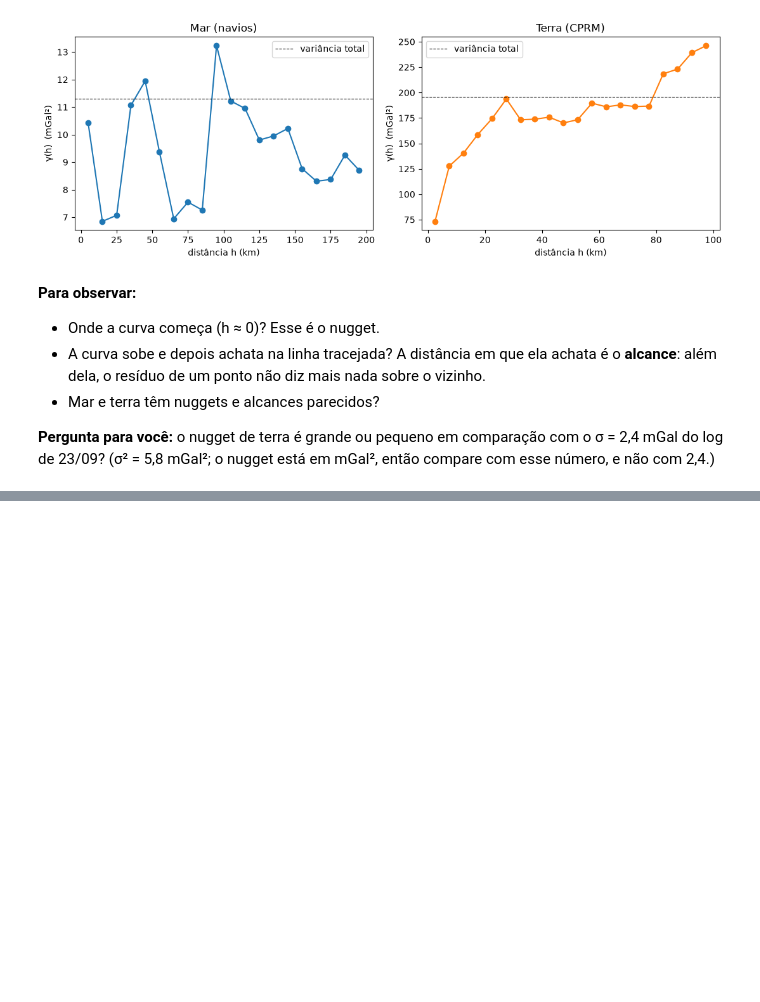
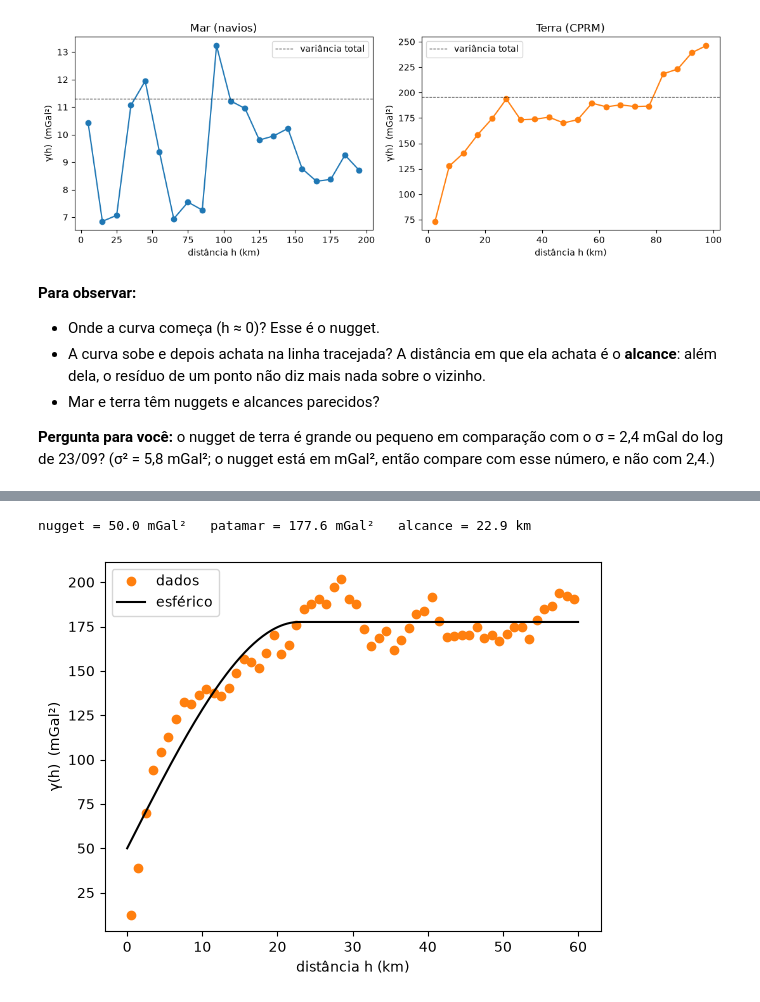
Before and after one commit to earth-marcelo/hinge-line, a Jupyter notebook: notebooks/02_semivariograma.ipynb, the cells around one changed output, grey strips where cells are left out. Drawn from its saved outputs; the diff is of its cells as text; code cells hidden in the pictures; blank space fills up the shorter version.

```diff
--- a/notebooks/02_semivariograma.ipynb
+++ b/notebooks/02_semivariograma.ipynb
@@ -121,0 +166,23 @@ plt.show()
+# %%
+from scipy.optimize import curve_fit
+
+def esferico(h, nugget, patamar, alcance):
+    h = np.asarray(h, dtype=float)
+    dentro = nugget + (patamar - nugget) * (1.5 * h / alcance - 0.5 * (h / alcance) ** 3)
+    return np.where(h < alcance, dentro, patamar)
+
+# faixas de 1 km até 60 km (acima de ~80 km entra a tendência regional, que o modelo não tem)
+bins_aj = np.arange(0, 61, 1.0)
+h_a, g_a, n_a = semivariograma(terra["x"].values, terra["y"].values, terra["r"].values, bins_aj)
+ok = ~np.isnan(g_a)
+
+p, _ = curve_fit(esferico, h_a[ok], g_a[ok], p0=[5, 180, 28], sigma=1/np.sqrt(n_a[ok]), bounds=(0, [50, 400, 100]))
+print(f"nugget = {p[0]:.1f} mGal²   patamar = {p[1]:.1f} mGal²   alcance = {p[2]:.1f} km")
+
+hh = np.linspace(0, 60, 300)
+plt.plot(h_a, g_a, "o", color="tab:orange", label="dados")
+plt.plot(hh, esferico(hh, *p), "k-", label="esférico")
+plt.xlabel("distância h (km)"); plt.ylabel("γ(h)  (mGal²)"); plt.legend(); plt.show()
+# %% [output]
+nugget = 50.0 mGal²   patamar = 177.6 mGal²   alcance = 22.9 km
+[figure, added]
```
Also changed, not shown: parts of 5 cells of this notebook, 1 other file.
